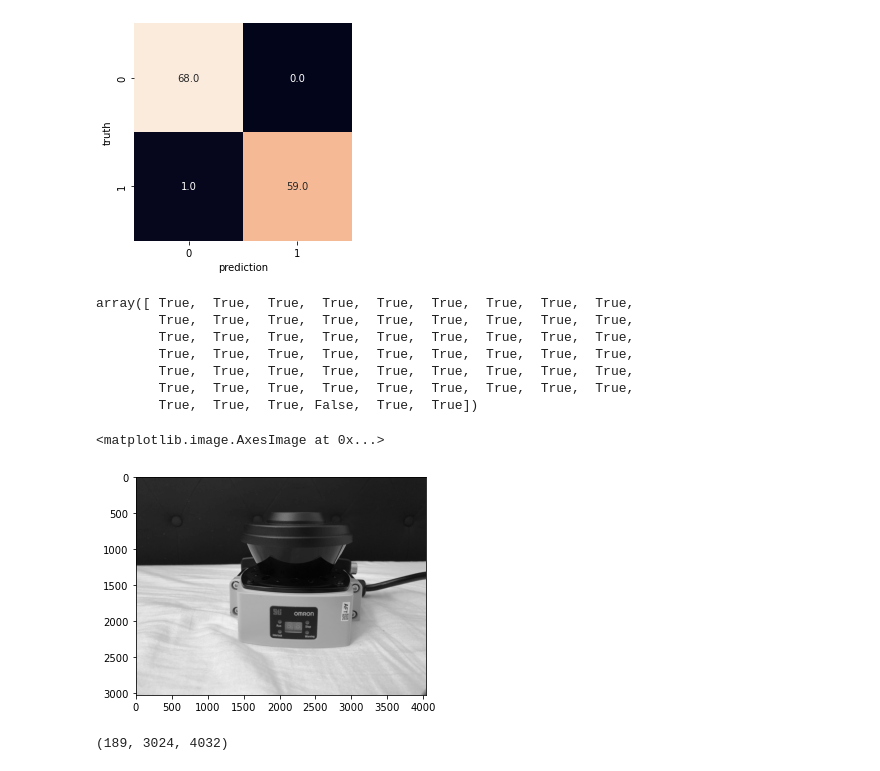
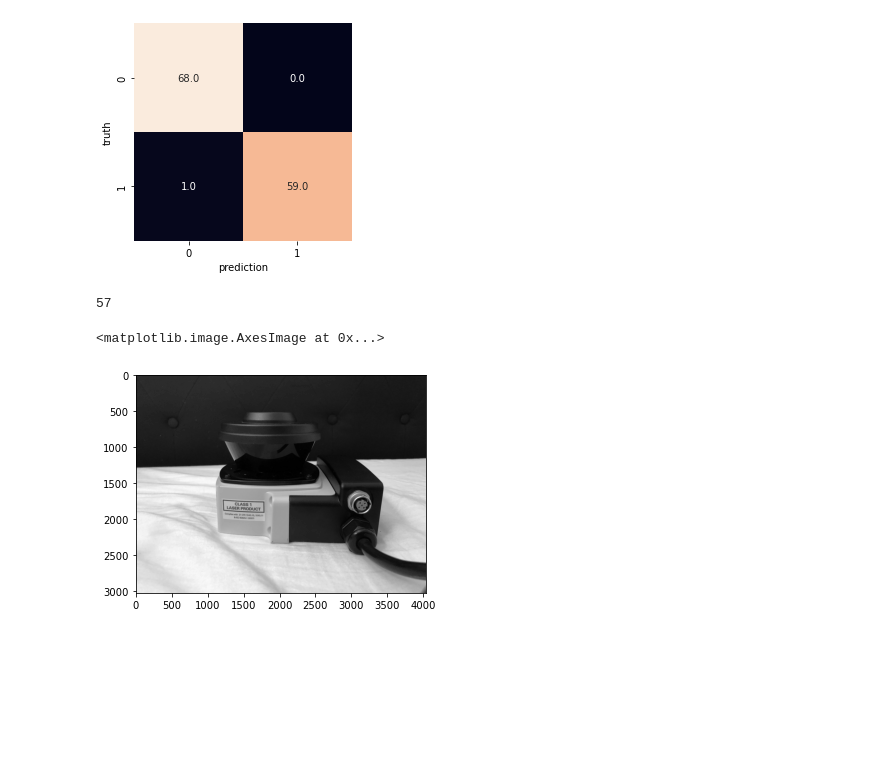
Before and after one commit to gr8monk3ys/Omron-computer-vision, a Jupyter notebook: testing_models.ipynb, the cells around one changed output. Drawn from its saved outputs; the diff is of its cells as text; code cells hidden in the pictures; blank space fills up the shorter version.

```diff
--- a/testing_models.ipynb
+++ b/testing_models.ipynb
@@ -82,21 +92,13 @@ plt.xlabel('prediction')
 Text(0.5, 15.0, 'prediction')
 [figure]
 # %%
-for i, (pipe.predict(images[:60].reshape(images[:60].shape[0],-1))==labels[:60])
+for i, v in enumerate(pipe.predict(images[:60].reshape(images[:60].shape[0],-1))==labels[:60]):
+    if v==False:
+        print(i)
 # %% [output]
-array([ True,  True,  True,  True,  True,  True,  True,  True,  True,
-        True,  True,  True,  True,  True,  True,  True,  True,  True,
-        True,  True,  True,  True,  True,  True,  True,  True,  True,
-        True,  True,  True,  True,  True,  True,  True,  True,  True,
-        True,  True,  True,  True,  True,  True,  True,  True,  True,
-        True,  True,  True,  True,  True,  True,  True,  True,  True,
-        True,  True,  True, False,  True,  True])
+57
-# %%
-plt.imshow(images[58],cmap='gray')
-# %% [output]
-<matplotlib.image.AxesImage at 0x...>
-[figure, removed]
-# %%
-images.shape
-# %% [output]
-(189, 3024, 4032)
+# %%
+plt.imshow(images[57],cmap='gray')
+# %% [output]
+<matplotlib.image.AxesImage at 0x...>
+[figure, added]
```
Also changed, not shown: parts of 13 cells of this notebook.
